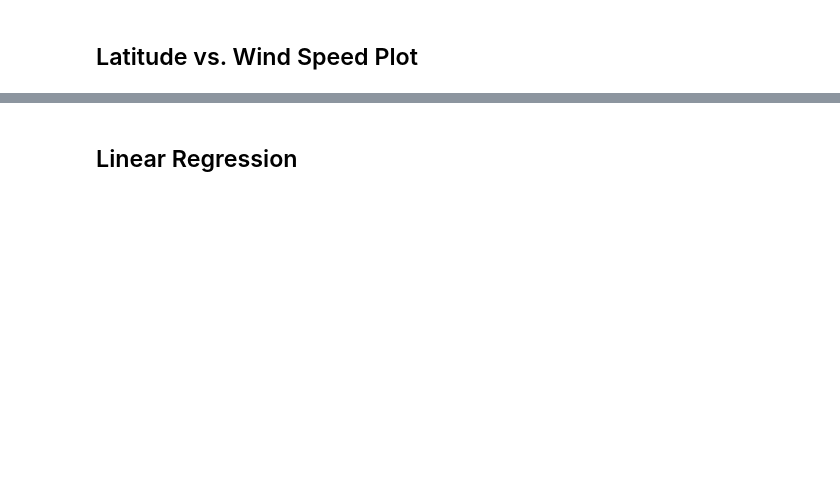
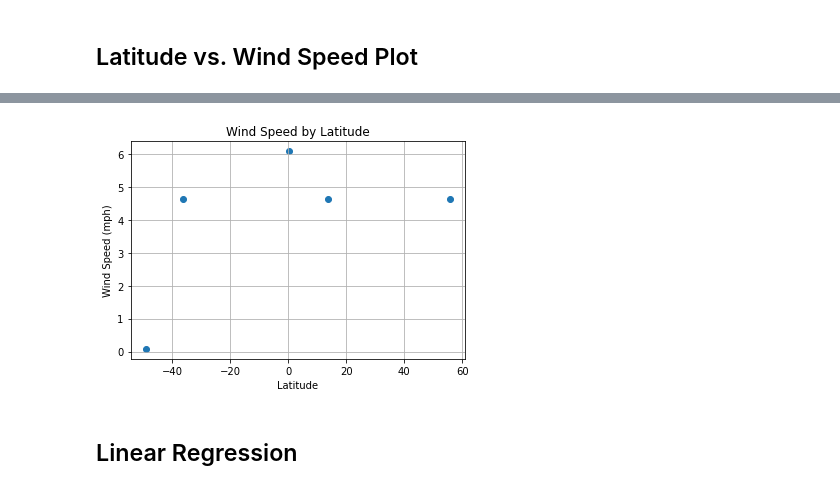
Before and after one commit to Lehmanc92/Python-API, a Jupyter notebook: starter_code/WeatherPy.ipynb, the cells around one changed output, grey strips where cells are left out. Cells and saved outputs as stored; diff of their text form; code cells hidden in the pictures; blank space fills up the shorter version.

```diff
--- a/starter_code/WeatherPy.ipynb
+++ b/starter_code/WeatherPy.ipynb
@@ -165,2 +183,11 @@ weather_df
+# %%
+plt.scatter(lats, wind_speed)
+plt.title('Wind Speed by Latitude')
+plt.xlabel('Latitude')
+plt.ylabel('Wind Speed (mph)')
+
+plt.grid()
+# %% [output]
+[figure, added]
 # %% [markdown]
 ## Linear Regression
```
Also changed, not shown: parts of 12 cells of this notebook.
